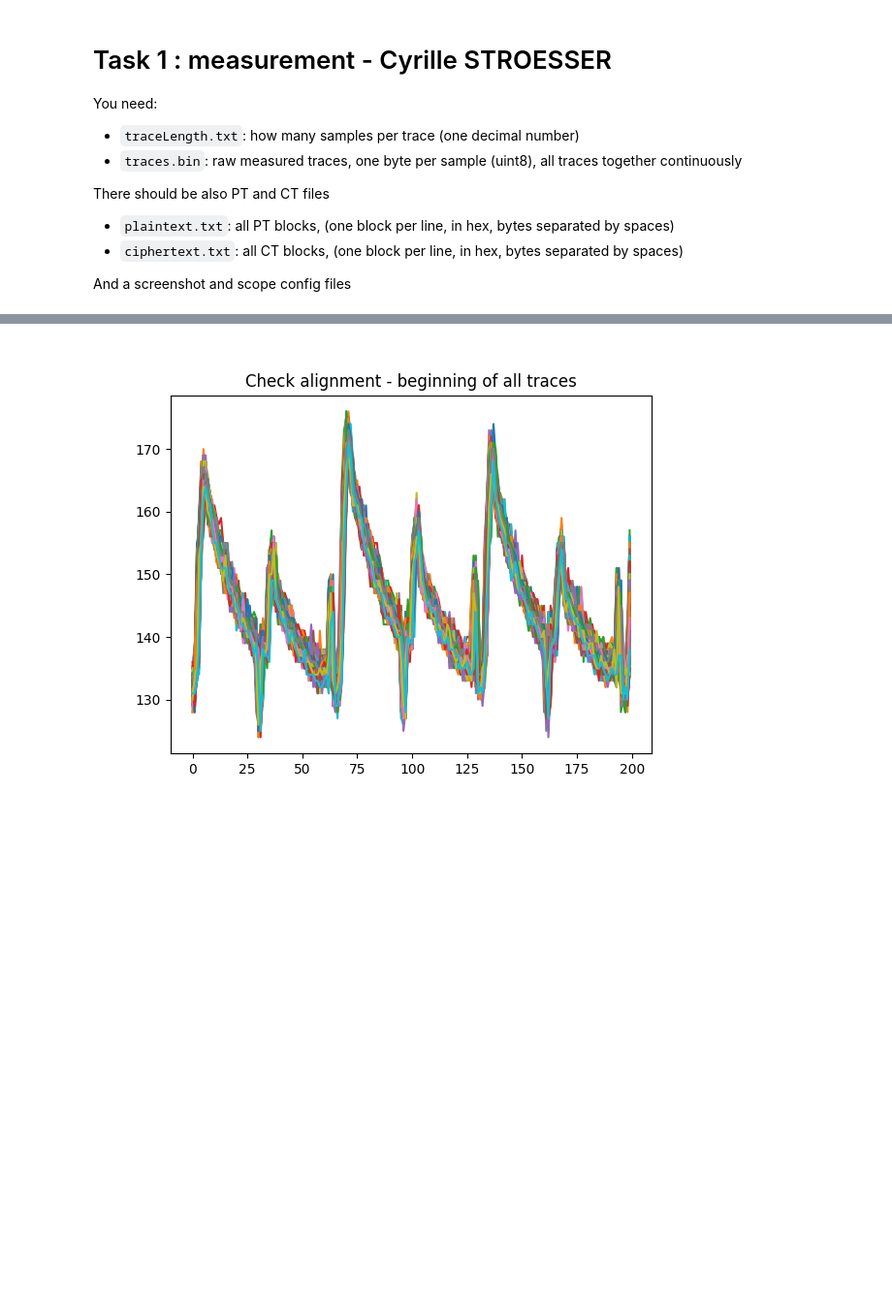
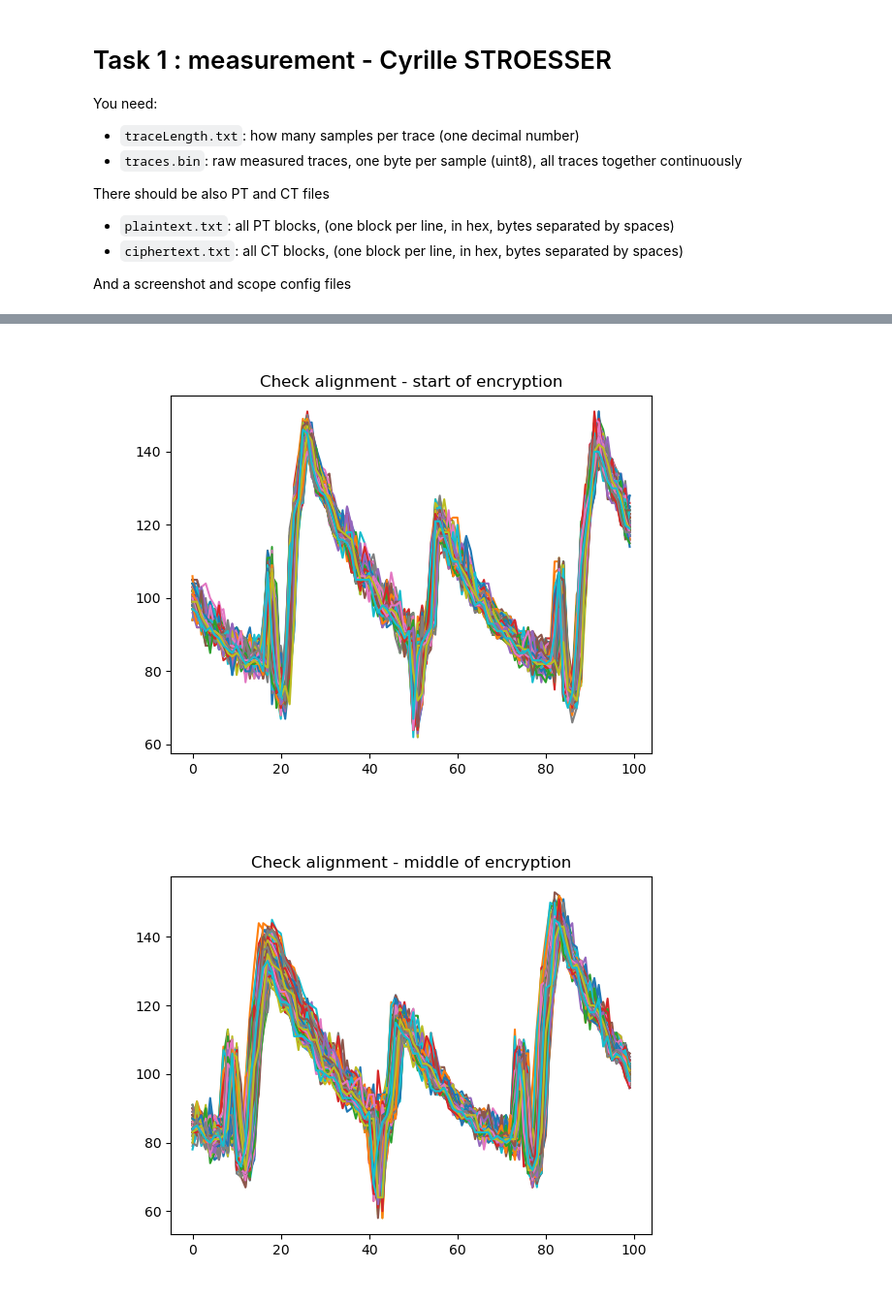
Before and after one commit to CyrilleStr/hardware-security, a Jupyter notebook: task1/analyze_traces.ipynb, the cells around one changed output, grey strips where cells are left out. Shown at 97% size. Drawn from its saved outputs; the diff is of its cells as text; code cells hidden in the pictures; blank space fills up the shorter version.

```diff
--- a/task1/analyze_traces.ipynb
+++ b/task1/analyze_traces.ipynb
@@ -80,8 +88,0 @@ plt.show()
-# %%
-# Plot a detail of the overlay of all traces
-fig=plt.figure()
-plt.plot(traces[:,1000:1200].T)
-plt.title("Check alignment - beginning of all traces")
-plt.show()
-# %% [output]
-[figure, removed]
@@ -89,0 +89,23 @@ plt.show()
+# %%
+# Plot a detail of the overlay of all traces (start of encryption)
+fig=plt.figure()
+plt.plot(traces[:,1000:1100].T)
+plt.title("Check alignment - start of encryption")
+plt.show()
+
+# Plot a detail of the overlay of all traces (middle of encryption)
+fig=plt.figure()
+middle = round(len(traces[1])/2)
+plt.plot(traces[:,middle:middle+100].T)
+plt.title("Check alignment - middle of encryption")
+plt.show()
+
+# Plot a detail of the overlay of all traces (end of encryption)
+fig=plt.figure()
+end = round(len(traces[1]))
+plt.plot(traces[:,end-100:end].T)
+plt.title("Check alignment - end of encryption")
+plt.show()
+# %% [output]
+[figure, added]
+[figure, added]
```
Also changed, not shown: parts of 7 cells of this notebook, 3 other files.
